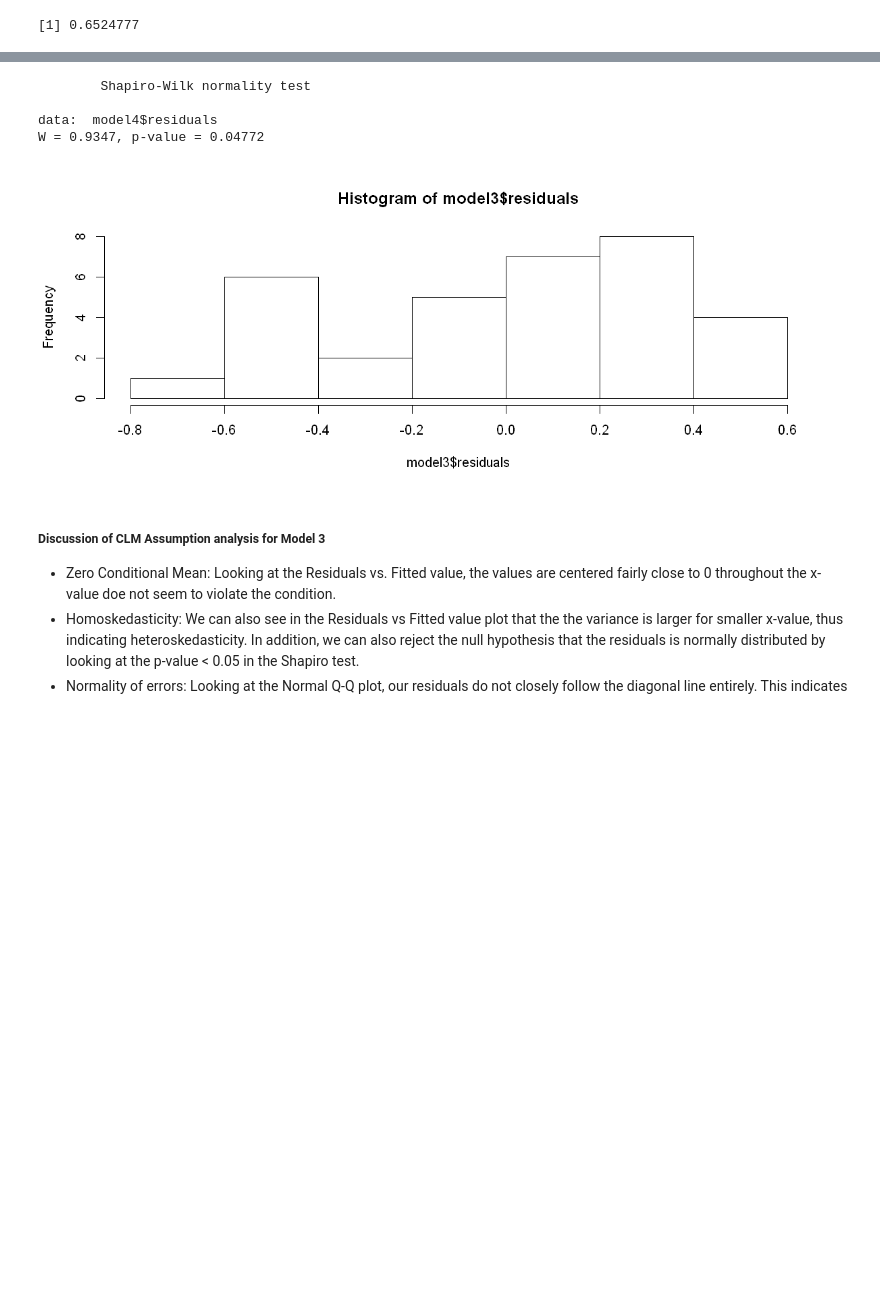
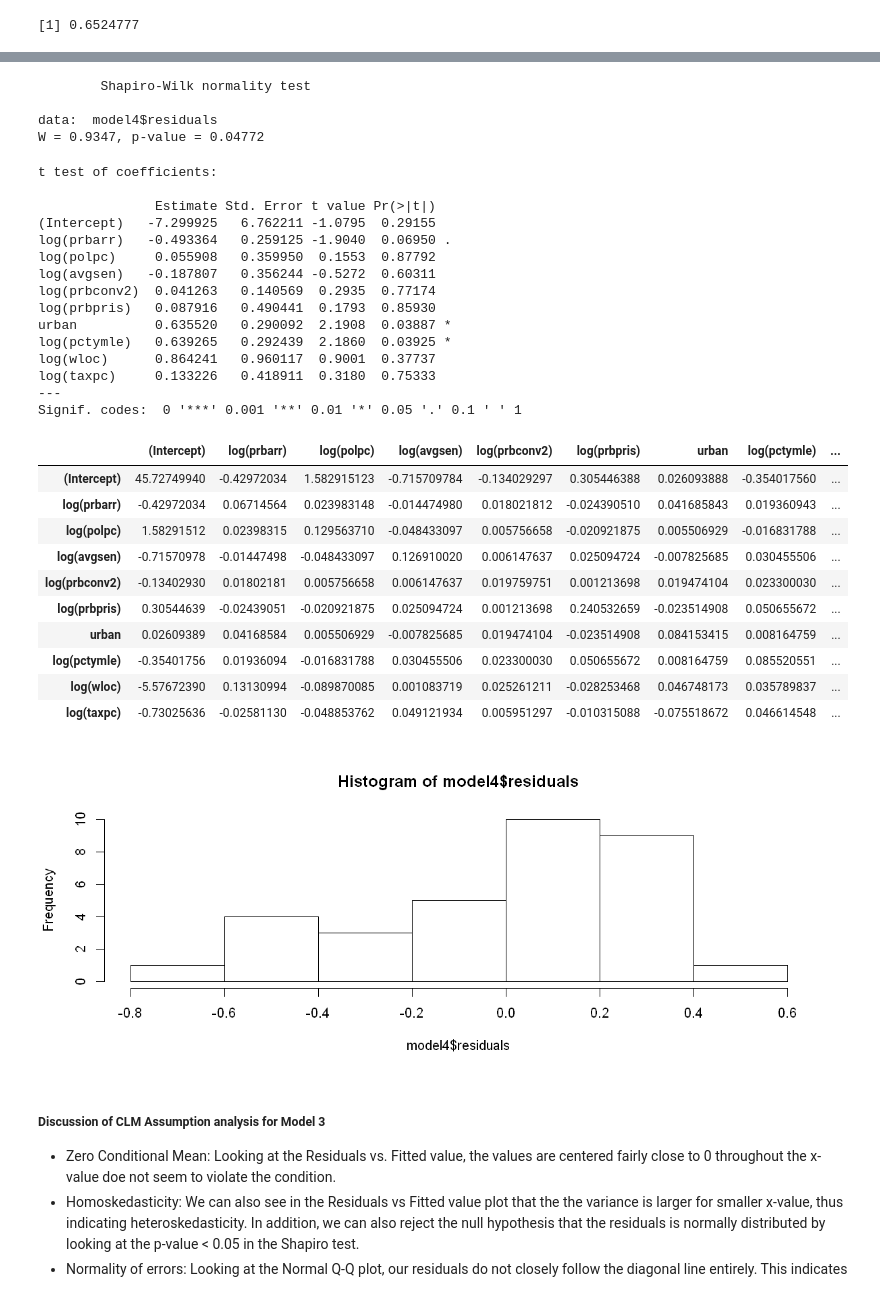
Before and after one commit to keithwerts1/w203_Lab_3, a Jupyter notebook: Lab_3_Nicole Yoon_Model_#3 & Regression Table.ipynb, the cells around one changed output, grey strips where cells are left out. Cells and saved outputs as stored; diff of their text form; code cells hidden in the pictures; blank space fills up the shorter version.

```diff
--- a/Lab_3_Nicole Yoon_Model_#3 & Regression Table.ipynb
+++ b/Lab_3_Nicole Yoon_Model_#3 & Regression Table.ipynb
@@ -398,18 +398,47 @@ Coefficients:
 # %%
 #Checking for CLM assumptions.
 plot(model4)
-hist(model3$residuals)
+hist(model4$residuals)
 shapiro.test(model4$residuals)
+coeftest(model4, vcov = vcovHC)
+vcovHC(model4)
+# % increase in probability arrest is associated with 0.43% decline in crime rate.
 # %% [output]
 [figure]
 [figure]
 [figure]
 [figure]
         Shapiro-Wilk normality test
 
 data:  model4$residuals
 W = 0.9347, p-value = 0.04772
+t test of coefficients:
+
+               Estimate Std. Error t value Pr(>|t|)
+(Intercept)   -7.299925   6.762211 -1.0795  0.29155
+log(prbarr)   -0.493364   0.259125 -1.9040  0.06950 .
+log(polpc)     0.055908   0.359950  0.1553  0.87792
+log(avgsen)   -0.187807   0.356244 -0.5272  0.60311
+log(prbconv2)  0.041263   0.140569  0.2935  0.77174
+log(prbpris)   0.087916   0.490441  0.1793  0.85930
+urban          0.635520   0.290092  2.1908  0.03887 *
+log(pctymle)   0.639265   0.292439  2.1860  0.03925 *
+log(wloc)      0.864241   0.960117  0.9001  0.37737
+log(taxpc)     0.133226   0.418911  0.3180  0.75333
+---
+Signif. codes:  0 '***' 0.001 '**' 0.01 '*' 0.05 '.' 0.1 ' ' 1
+|  | (Intercept) | log(prbarr) | log(polpc) | log(avgsen) | log(prbconv2) | log(prbpris) | urban | log(pctymle) | ... |
+| (Intercept) | 45.72749940 | -0.42972034 | 1.582915123 | -0.715709784 | -0.134029297 | 0.305446388 | 0.026093888 | -0.354017560 | ... |
+| log(prbarr) | -0.42972034 | 0.06714564 | 0.023983148 | -0.014474980 | 0.018021812 | -0.024390510 | 0.041685843 | 0.019360943 | ... |
+| log(polpc) | 1.58291512 | 0.02398315 | 0.129563710 | -0.048433097 | 0.005756658 | -0.020921875 | 0.005506929 | -0.016831788 | ... |
+| log(avgsen) | -0.71570978 | -0.01447498 | -0.048433097 | 0.126910020 | 0.006147637 | 0.025094724 | -0.007825685 | 0.030455506 | ... |
+| log(prbconv2) | -0.13402930 | 0.01802181 | 0.005756658 | 0.006147637 | 0.019759751 | 0.001213698 | 0.019474104 | 0.023300030 | ... |
+| log(prbpris) | 0.30544639 | -0.02439051 | -0.020921875 | 0.025094724 | 0.001213698 | 0.240532659 | -0.023514908 | 0.050655672 | ... |
+| urban | 0.02609389 | 0.04168584 | 0.005506929 | -0.007825685 | 0.019474104 | -0.023514908 | 0.084153415 | 0.008164759 | ... |
+| log(pctymle) | -0.35401756 | 0.01936094 | -0.016831788 | 0.030455506 | 0.023300030 | 0.050655672 | 0.008164759 | 0.085520551 | ... |
+| log(wloc) | -5.57672390 | 0.13130994 | -0.089870085 | 0.001083719 | 0.025261211 | -0.028253468 | 0.046748173 | 0.035789837 | ... |
+| log(taxpc) | -0.73025636 | -0.02581130 | -0.048853762 | 0.049121934 | 0.005951297 | -0.010315088 | -0.075518672 | 0.046614548 | ... |
-[figure, old version]
+[figure, new version]
 # %% [markdown]
 ##### Discussion of CLM Assumption analysis for Model 3
 - Zero Conditional Mean: Looking at the Residuals vs. Fitted value, the values are centered fairly close to 0 throughout the x-value doe not seem to violate the condition.
```
